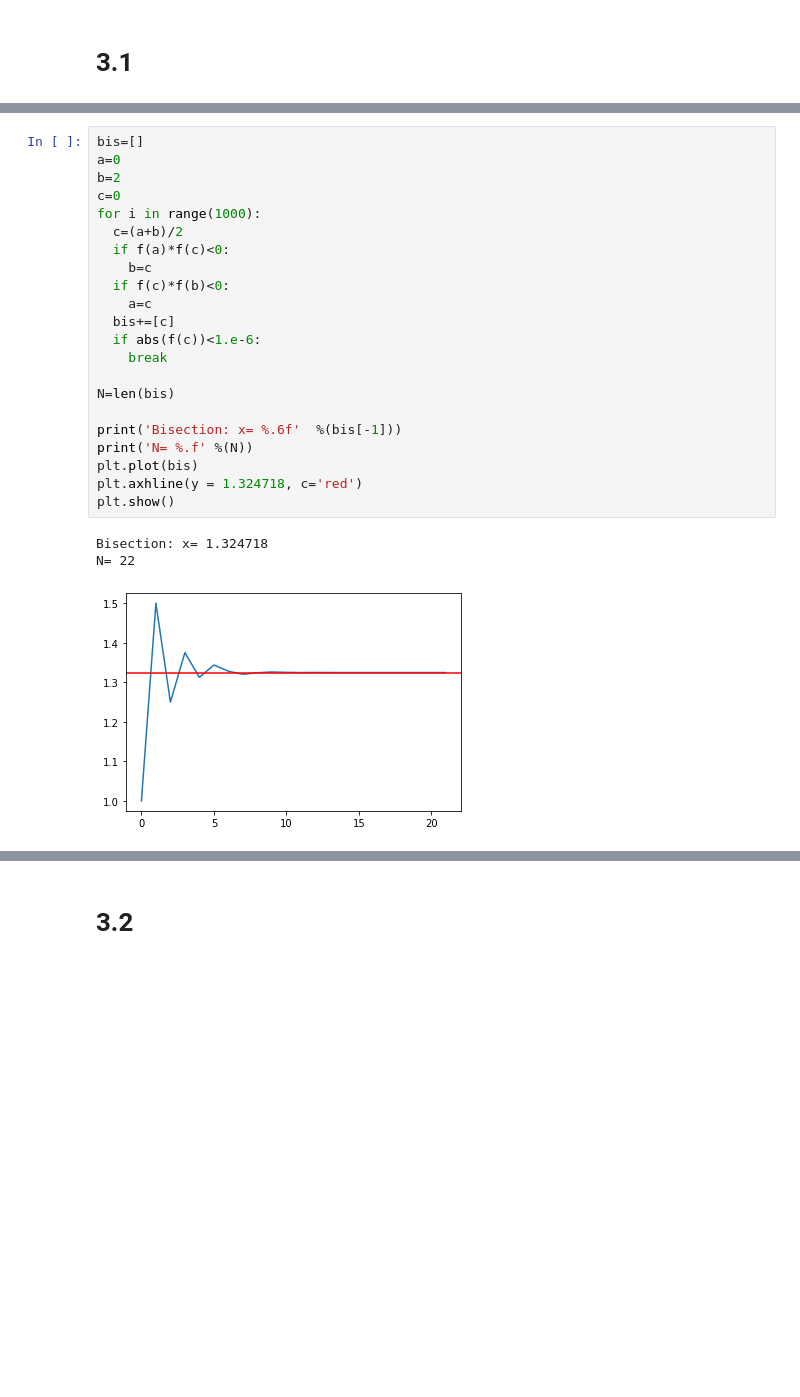
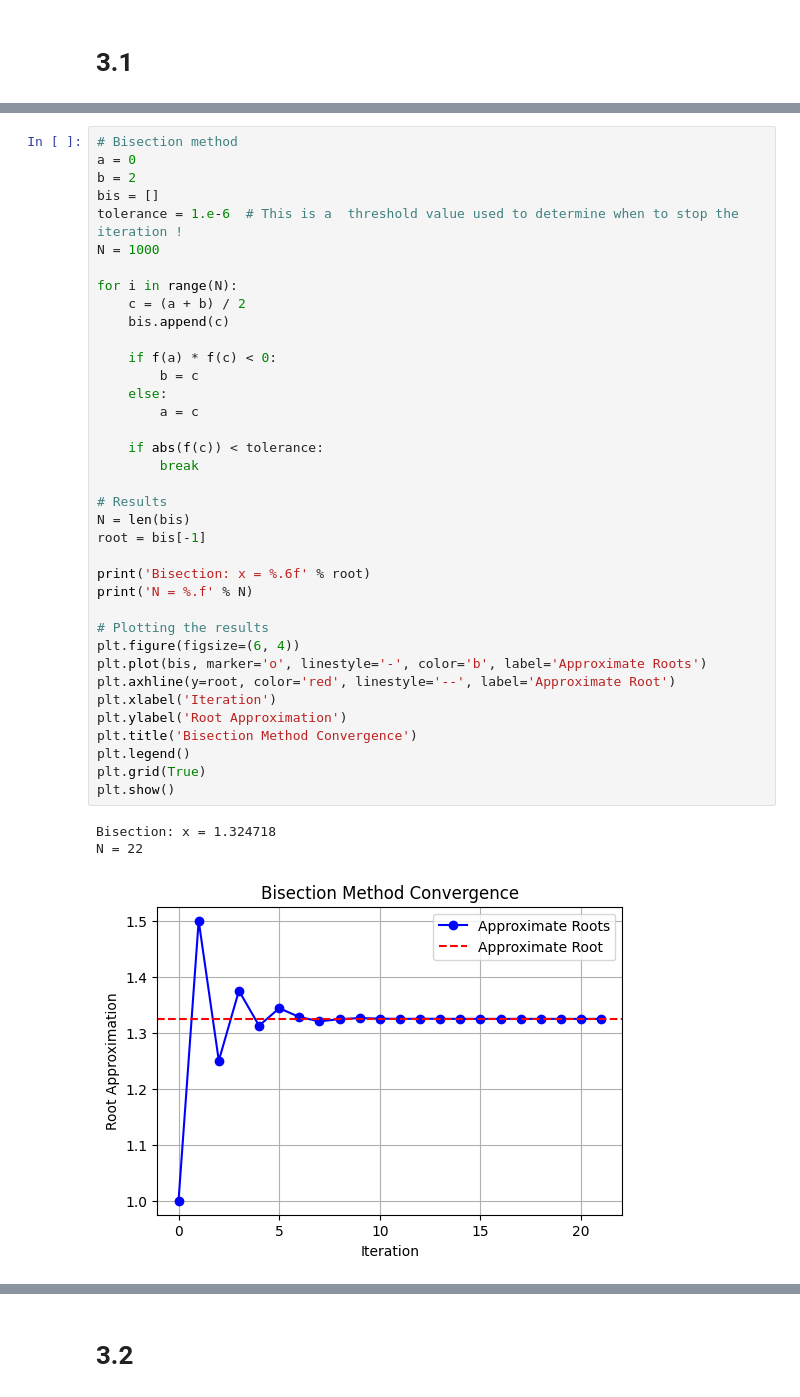
Before and after one commit to costpetrides/Computational-Physics, a Jupyter notebook: Roots Finding/Solutions.ipynb, the cells around one changed output, grey strips where cells are left out. Saved outputs shown, nothing was run; the diff lists cells and outputs as text; blank space fills up the shorter version.

```diff
--- a/Roots Finding/Solutions.ipynb
+++ b/Roots Finding/Solutions.ipynb
@@ -21,26 +42,41 @@ plt.axvline(x = 0, linestyle = '--')
 # %%
-bis=[]
-a=0
-b=2
-c=0
-for i in range(1000):
-  c=(a+b)/2
-  if f(a)*f(c)<0:
-    b=c
-  if f(c)*f(b)<0:
-    a=c
-  bis+=[c]
-  if abs(f(c))<1.e-6:
-    break
+# Bisection method
+a = 0
+b = 2
+bis = []
+tolerance = 1.e-6  # This is a  threshold value used to determine when to stop the iteration !
+N = 1000
 
-N=len(bis)
+for i in range(N):
+    c = (a + b) / 2
+    bis.append(c)
 
-print('Bisection: x= %.6f'  %(bis[-1]))
-print('N= %.f' %(N))
-plt.plot(bis)
-plt.axhline(y = 1.324718, c='red')
+    if f(a) * f(c) < 0:
+        b = c
+    else:
+        a = c
+
+    if abs(f(c)) < tolerance:
+        break
+
+# Results
+N = len(bis)
+root = bis[-1]
+
+print('Bisection: x = %.6f' % root)
+print('N = %.f' % N)
+
+# Plotting the results
+plt.figure(figsize=(6, 4))
+plt.plot(bis, marker='o', linestyle='-', color='b', label='Approximate Roots')
+plt.axhline(y=root, color='red', linestyle='--', label='Approximate Root')
+plt.xlabel('Iteration')
+plt.ylabel('Root Approximation')
+plt.title('Bisection Method Convergence')
+plt.legend()
+plt.grid(True)
 plt.show()
 # %% [output]
-Bisection: x= 1.324718
-N= 22
+Bisection: x = 1.324718
+N = 22
-[figure, old version]
+[figure, new version]
```
Also changed, not shown: parts of 20 cells of this notebook.
